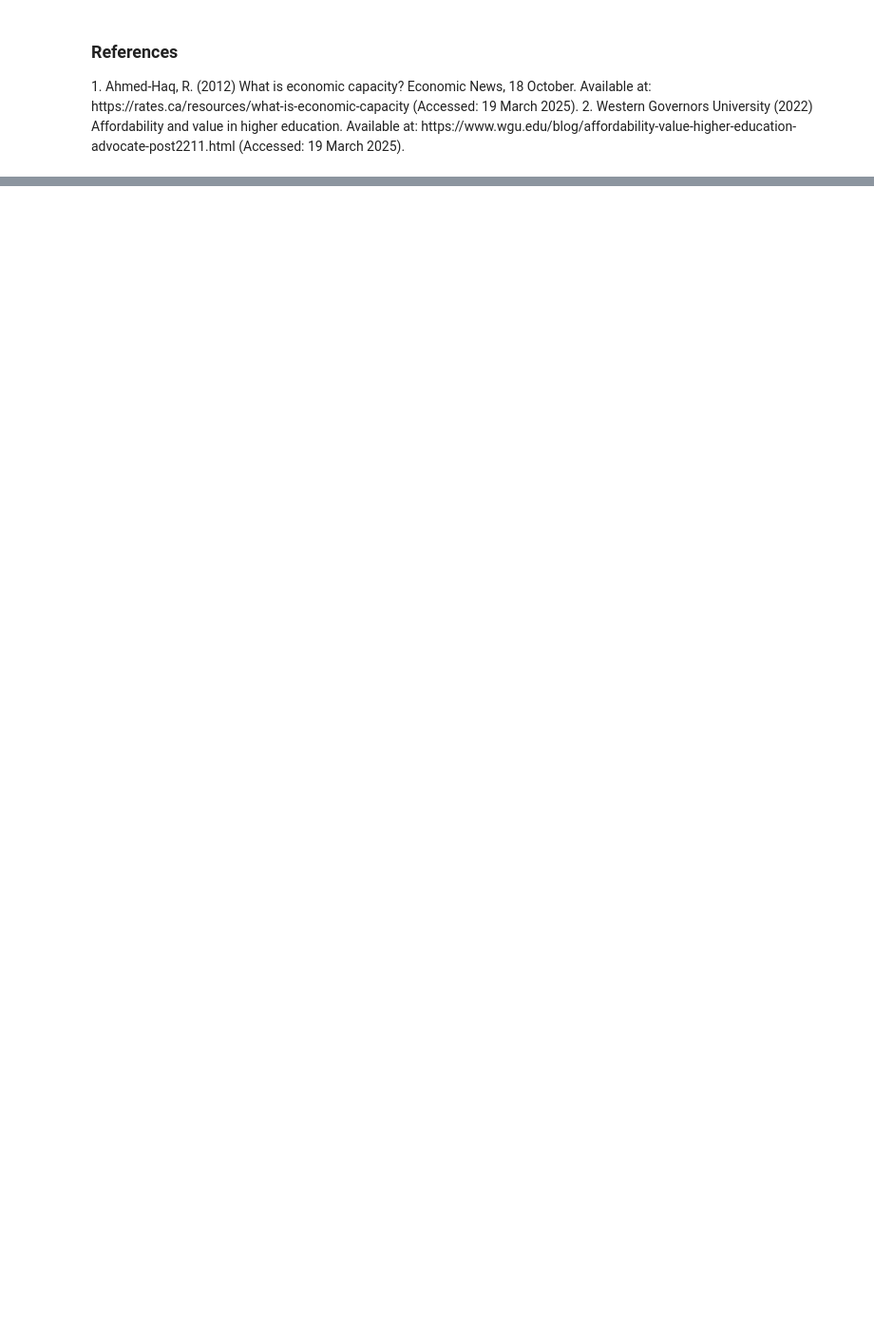
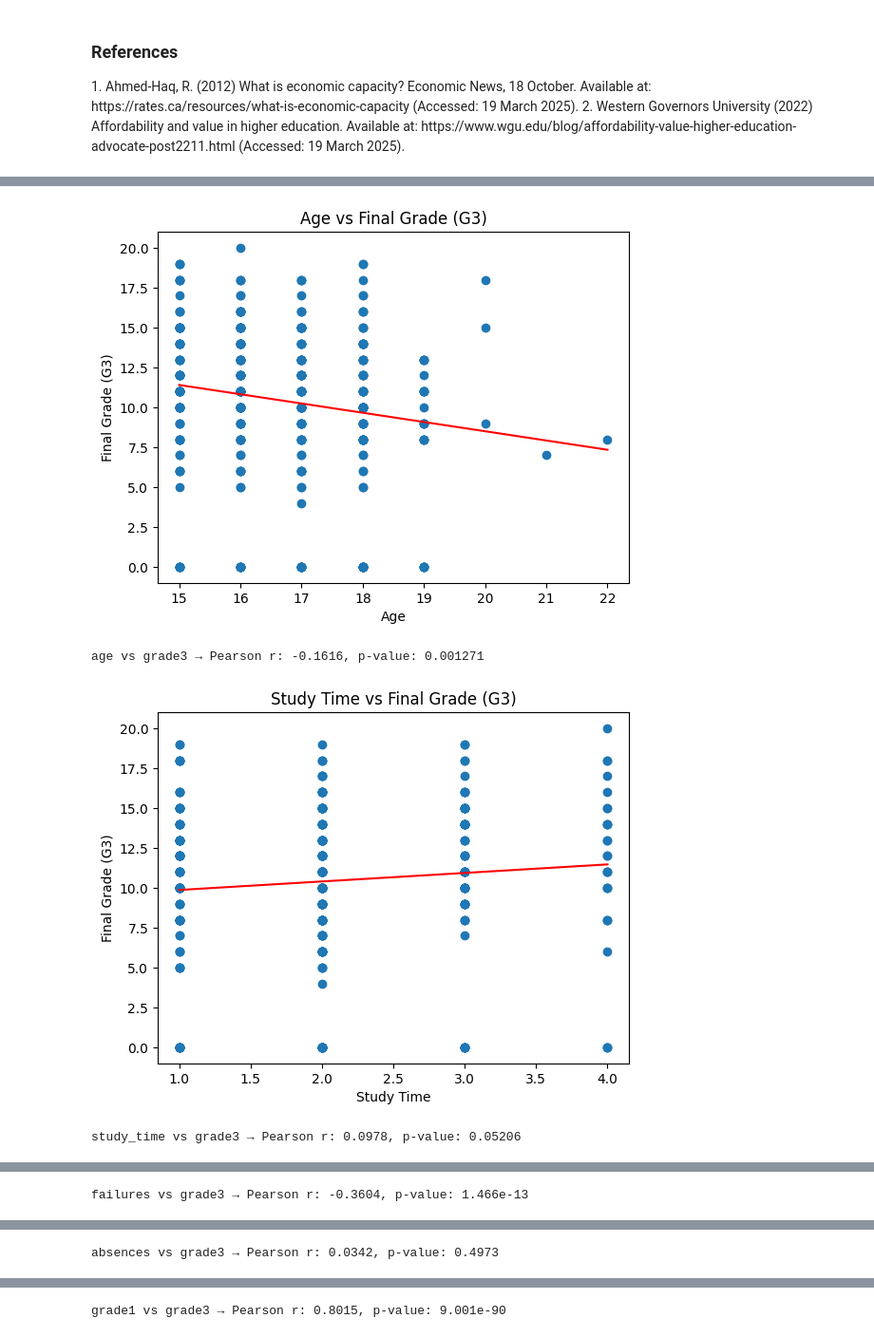
Before and after one commit to hannahabell0911/DAV-CA1-25, a Jupyter notebook: CA1-HannahAbell.ipynb, the cells around one changed output, grey strips where cells are left out. Shown at 95% size. Saved outputs shown, nothing was run; the diff lists cells and outputs as text; code cells hidden in the pictures; blank space fills up the shorter version.

```diff
--- a/CA1-HannahAbell.ipynb
+++ b/CA1-HannahAbell.ipynb
@@ -252,0 +160,47 @@ PearsonRResult(statistic=np.float64(0.03217740188092376), pvalue=np.float64(0.82
+# %%
+import matplotlib.pyplot as plt
+import numpy as np
+from scipy.stats import pearsonr
+import pandas as pd
+
+# Replace this with your actual cleaned DataFrame
+# student_df_cleaned = pd.read_csv('your_cleaned_file.csv')
+
+# List of independent variables to compare against grade3
+independent_vars = [
+    'age', 'study_time', 'failures', 'absences',
+    'grade1', 'grade2', 'fam_rel', 'free_time',
+    'go_out', 'alc_workday', 'alc_weekend', 'health'
+]
+
+# Store correlation results
+correlation_results = []
+
+# Generate scatter plots and compute correlations
+for var in independent_vars:
+    plt.figure()
+    plt.title(f'{var.replace("_", " ").title()} vs Final Grade (G3)')
+    plt.xlabel(var.replace("_", " ").title())
+    plt.ylabel('Final Grade (G3)')
+    plt.scatter(student_df_cleaned[var], student_df_cleaned['grade3'])
+
+    # Linear regression line
+    fit = np.polyfit(student_df_cleaned[var], student_df_cleaned['grade3'], 1)
+    x_vals = np.linspace(student_df_cleaned[var].min(), student_df_cleaned[var].max(), 100)
+    y_vals = np.poly1d(fit)(x_vals)
+    plt.plot(x_vals, y_vals, color='red')
+    plt.show()
+
+    # Pearson correlation
+    corr = pearsonr(student_df_cleaned[var], student_df_cleaned['grade3'])
+    print(f"{var} vs grade3 → Pearson r: {corr[0]:.4f}, p-value: {corr[1]:.4g}")
+    correlation_results.append((var, corr[0], corr[1]))
+
+# Convert results to DataFrame for reference
+correlation_df = pd.DataFrame(correlation_results, columns=['Variable', 'Correlation Coefficient', 'P-Value'])
+print(correlation_df)
+# %% [output]
+[figure, added]
+age vs grade3 → Pearson r: -0.1616, p-value: 0.001271
+[figure, added]
+study_time vs grade3 → Pearson r: 0.0978, p-value: 0.05206
@@ -252,0 +208 @@ PearsonRResult(statistic=np.float64(0.03217740188092376), pvalue=np.float64(0.82
+failures vs grade3 → Pearson r: -0.3604, p-value: 1.466e-13
@@ -252,0 +210 @@ PearsonRResult(statistic=np.float64(0.03217740188092376), pvalue=np.float64(0.82
+absences vs grade3 → Pearson r: 0.0342, p-value: 0.4973
@@ -252,0 +212 @@ PearsonRResult(statistic=np.float64(0.03217740188092376), pvalue=np.float64(0.82
+grade1 vs grade3 → Pearson r: 0.8015, p-value: 9.001e-90
```
Also changed, not shown: parts of 29 cells of this notebook.
